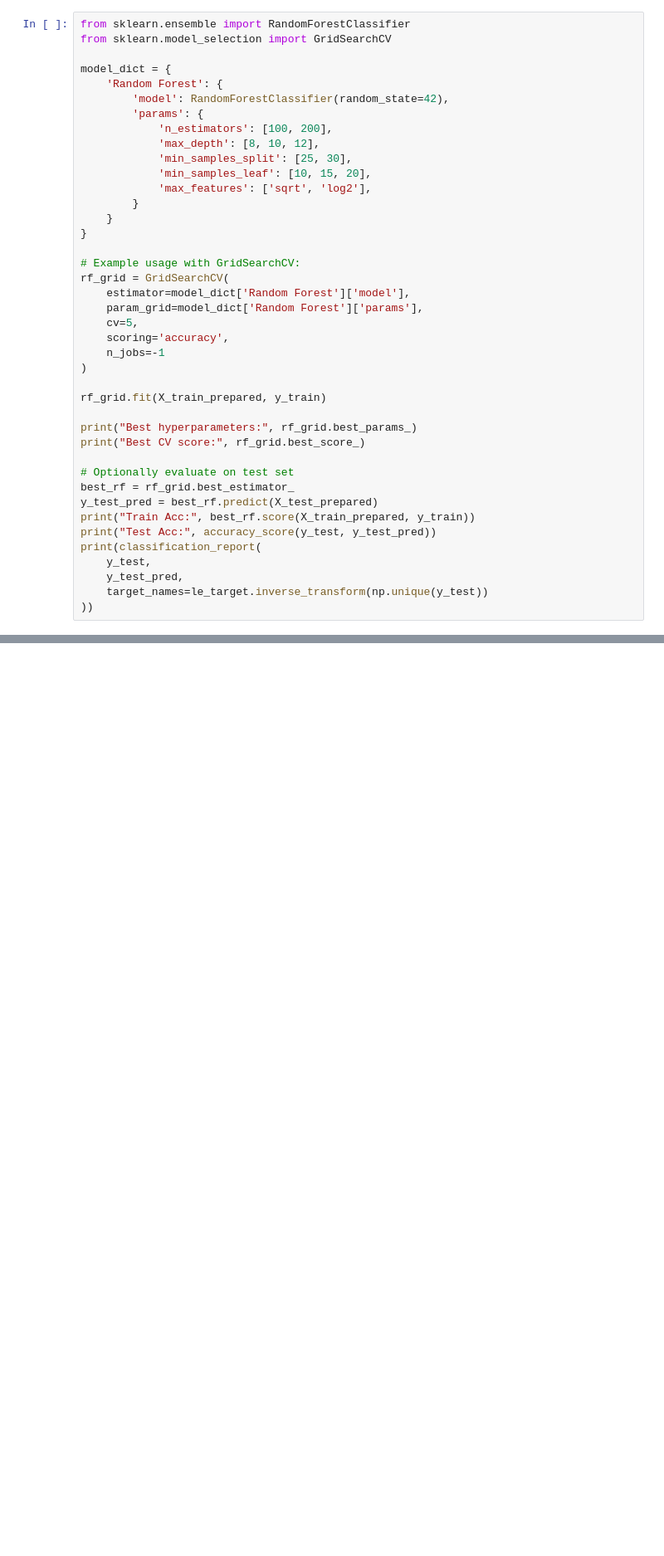
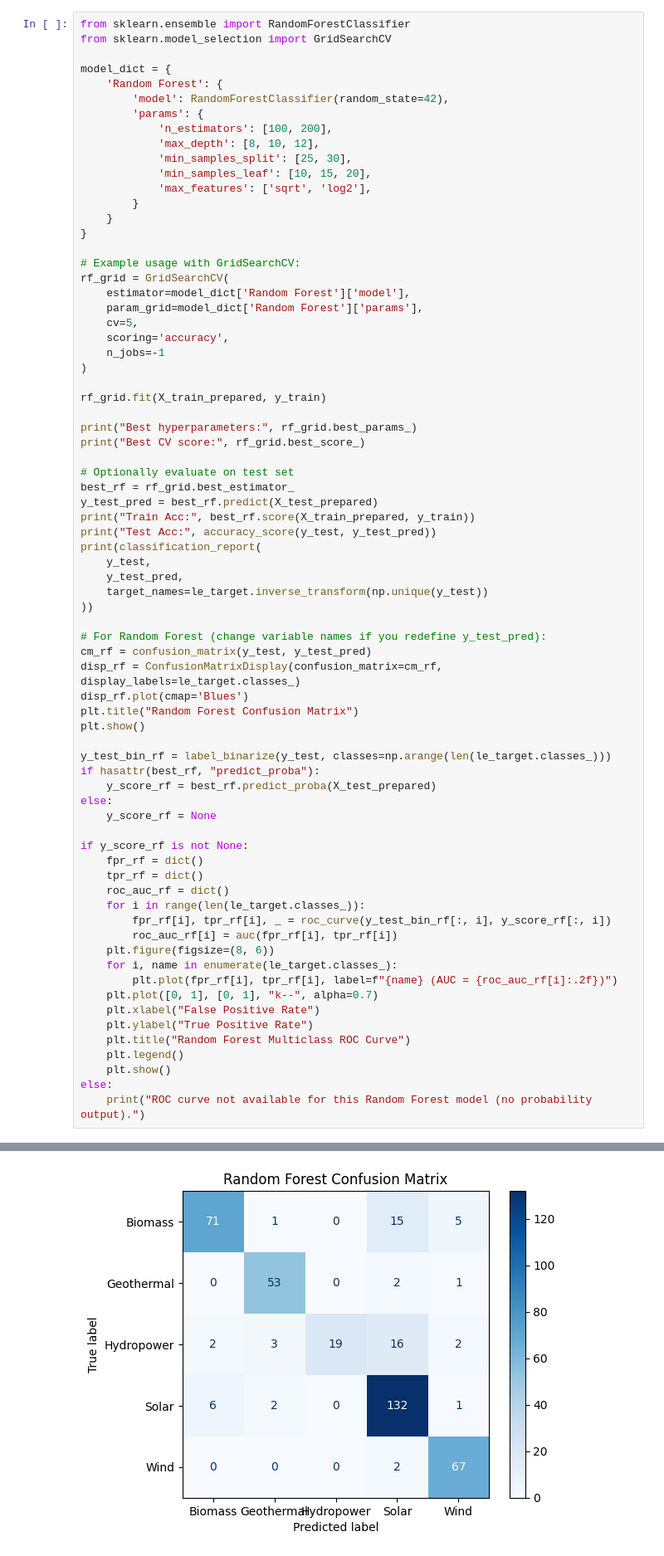
Before and after one commit to aayushi2812/Optimal-Renewable-Energy-Prediction, a Jupyter notebook: notebooks/Final_ML_models.ipynb, the cells around one changed output, grey strips where cells are left out. Shown at 83% size. Drawn from its saved outputs; the diff is of its cells as text; blank space fills up the shorter version.

```diff
--- a/notebooks/Final_ML_models.ipynb
+++ b/notebooks/Final_ML_models.ipynb
@@ -217,30 +333,63 @@ rf_grid.fit(X_train_prepared, y_train)
 
 print("Best hyperparameters:", rf_grid.best_params_)
 print("Best CV score:", rf_grid.best_score_)
 
 # Optionally evaluate on test set
 best_rf = rf_grid.best_estimator_
 y_test_pred = best_rf.predict(X_test_prepared)
 print("Train Acc:", best_rf.score(X_train_prepared, y_train))
 print("Test Acc:", accuracy_score(y_test, y_test_pred))
 print(classification_report(
     y_test,
     y_test_pred,
     target_names=le_target.inverse_transform(np.unique(y_test))
 ))
+
+# For Random Forest (change variable names if you redefine y_test_pred):
+cm_rf = confusion_matrix(y_test, y_test_pred)
+disp_rf = ConfusionMatrixDisplay(confusion_matrix=cm_rf, display_labels=le_target.classes_)
+disp_rf.plot(cmap='Blues')
+plt.title("Random Forest Confusion Matrix")
+plt.show()
+
+y_test_bin_rf = label_binarize(y_test, classes=np.arange(len(le_target.classes_)))
+if hasattr(best_rf, "predict_proba"):
+    y_score_rf = best_rf.predict_proba(X_test_prepared)
+else:
+    y_score_rf = None
+
+if y_score_rf is not None:
+    fpr_rf = dict()
+    tpr_rf = dict()
+    roc_auc_rf = dict()
+    for i in range(len(le_target.classes_)):
+        fpr_rf[i], tpr_rf[i], _ = roc_curve(y_test_bin_rf[:, i], y_score_rf[:, i])
+        roc_auc_rf[i] = auc(fpr_rf[i], tpr_rf[i])
+    plt.figure(figsize=(8, 6))
+    for i, name in enumerate(le_target.classes_):
+        plt.plot(fpr_rf[i], tpr_rf[i], label=f"{name} (AUC = {roc_auc_rf[i]:.2f})")
+    plt.plot([0, 1], [0, 1], "k--", alpha=0.7)
+    plt.xlabel("False Positive Rate")
+    plt.ylabel("True Positive Rate")
+    plt.title("Random Forest Multiclass ROC Curve")
+    plt.legend()
+    plt.show()
+else:
+    print("ROC curve not available for this Random Forest model (no probability output).")
 # %% [output]
 Best hyperparameters: {'max_depth': 8, 'max_features': 'sqrt', 'min_samples_leaf': 10, 'min_samples_split': 30, 'n_estimators': 100}
 Best CV score: 0.8350000000000002
 Train Acc: 0.90375
 Test Acc: 0.855
               precision    recall  f1-score   support
 
      Biomass       0.90      0.77      0.83        92
   Geothermal       0.90      0.95      0.92        56
   Hydropower       1.00      0.45      0.62        42
        Solar       0.79      0.94      0.86       141
         Wind       0.88      0.97      0.92        69
 
     accuracy                           0.85       400
    macro avg       0.89      0.82      0.83       400
 weighted avg       0.87      0.85      0.85       400
+[figure, added]
```
Also changed, not shown: parts of 11 cells of this notebook.
